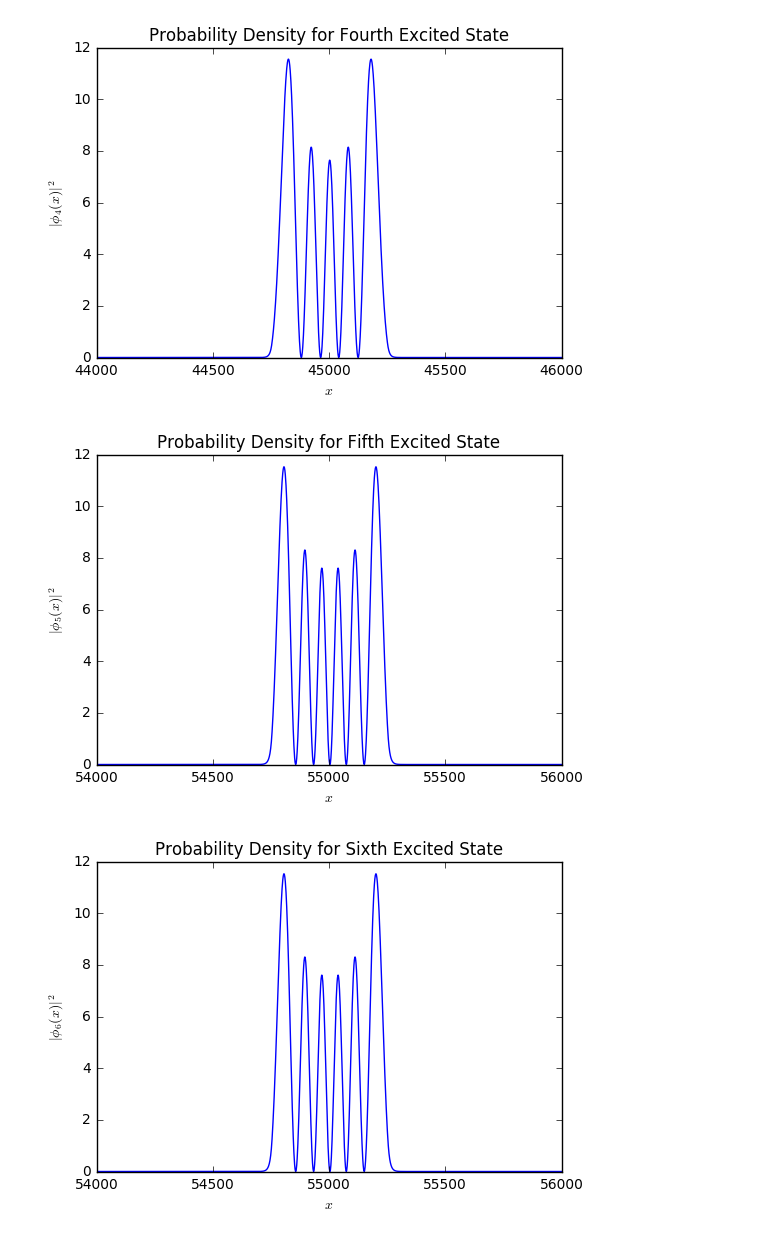
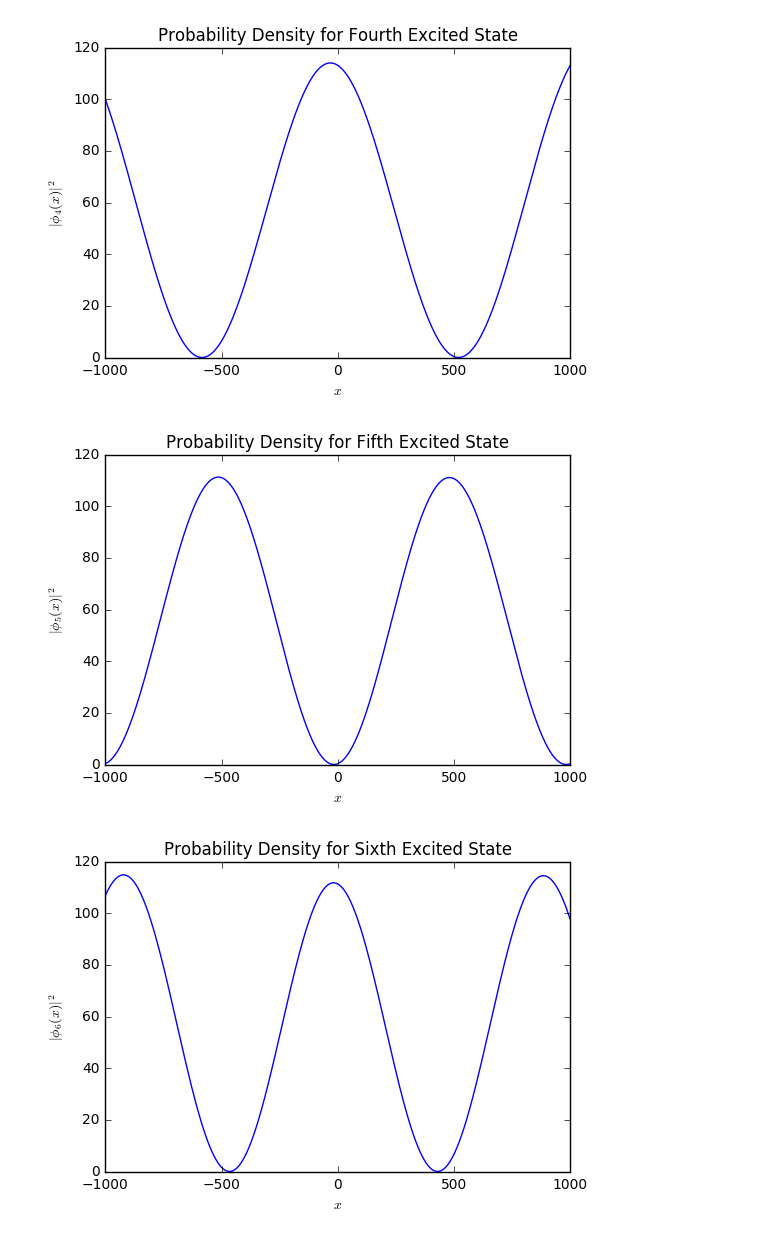
Before and after one commit to LeNPaul/computational-physics, a Jupyter notebook: HW4/EX1/Plots.ipynb, the cells around one changed output. Cells and saved outputs as stored; diff of their text form; code cells hidden in the pictures.

```diff
--- a/HW4/EX1/Plots.ipynb
+++ b/HW4/EX1/Plots.ipynb
@@ -80,18 +130,18 @@ import csv
 x = []
 y = []
 
-with open('data_1_4_phi.csv','r') as csvfile:
+with open('data_phi.csv','r') as csvfile:
     plots = csv.reader(csvfile, delimiter=',')
     next(csvfile)
     for row in plots:
         y.append(row[2])
 
-for i in range(len(y)):
+for i in range(-1000,len(y)):
     x.append(i)
 
 params = {'text.usetex': True}
 
-plt.plot(x[24000:26000],y[24000:26000])
+plt.plot(x[0:2000],y[24000:26000])
 plt.xlabel('$x$')
 plt.ylabel('$|\phi_2(x)|^2$')
 plt.title('Probability Density for Second Excited State')
@@ -105,18 +155,18 @@ import csv
 x = []
 y = []
 
-with open('data_1_4_phi.csv','r') as csvfile:
+with open('data_phi.csv','r') as csvfile:
     plots = csv.reader(csvfile, delimiter=',')
     next(csvfile)
     for row in plots:
         y.append(row[2])
 
-for i in range(len(y)):
+for i in range(-1000,len(y)):
     x.append(i)
 
 params = {'text.usetex': True}
 
-plt.plot(x[34000:36000],y[34000:36000])
+plt.plot(x[0:2000],y[34000:36000])
 plt.xlabel('$x$')
 plt.ylabel('$|\phi_3(x)|^2$')
 plt.title('Probability Density for Third Excited State')
@@ -130,24 +180,24 @@ import csv
 x = []
 y = []
 
-with open('data_1_4_phi.csv','r') as csvfile:
+with open('data_phi.csv','r') as csvfile:
     plots = csv.reader(csvfile, delimiter=',')
     next(csvfile)
     for row in plots:
         y.append(row[2])
 
-for i in range(len(y)):
+for i in range(-1000,len(y)):
     x.append(i)
 
 params = {'text.usetex': True}
 
-plt.plot(x[44000:46000],y[44000:46000])
+plt.plot(x[0:2000],y[44000:46000])
 plt.xlabel('$x$')
 plt.ylabel('$|\phi_4(x)|^2$')
 plt.title('Probability Density for Fourth Excited State')
 plt.show()
 # %% [output]
-[figure, old version]
+[figure, new version]
 # %%
 import matplotlib.pyplot as plt
 import csv
@@ -155,46 +205,46 @@ import csv
 x = []
 y = []
 
-with open('data_1_4_phi.csv','r') as csvfile:
+with open('data_phi.csv','r') as csvfile:
     plots = csv.reader(csvfile, delimiter=',')
     next(csvfile)
     for row in plots:
         y.append(row[2])
 
-for i in range(len(y)):
+for i in range(-1000,len(y)):
     x.append(i)
 
 params = {'text.usetex': True}
 
-plt.plot(x[54000:56000],y[54000:56000])
+plt.plot(x[0:2000],y[54000:56000])
 plt.xlabel('$x$')
 plt.ylabel('$|\phi_5(x)|^2$')
 plt.title('Probability Density for Fifth Excited State')
 plt.show()
 # %% [output]
-[figure, old version]
+[figure, new version]
 # %%
 import matplotlib.pyplot as plt
 import csv
 
 x = []
 y = []
 
-with open('data_1_4_phi.csv','r') as csvfile:
+with open('data_phi.csv','r') as csvfile:
     plots = csv.reader(csvfile, delimiter=',')
     next(csvfile)
     for row in plots:
         y.append(row[2])
 
-for i in range(len(y)):
+for i in range(-1000,len(y)):
     x.append(i)
 
 params = {'text.usetex': True}
 
-plt.plot(x[54000:56000],y[54000:56000])
+plt.plot(x[0:2000],y[64000:66000])
 plt.xlabel('$x$')
 plt.ylabel('$|\phi_6(x)|^2$')
 plt.title('Probability Density for Sixth Excited State')
 plt.show()
 # %% [output]
-[figure, old version]
+[figure, new version]
```
Also changed, not shown: parts of 8 cells of this notebook, 6 other files.
